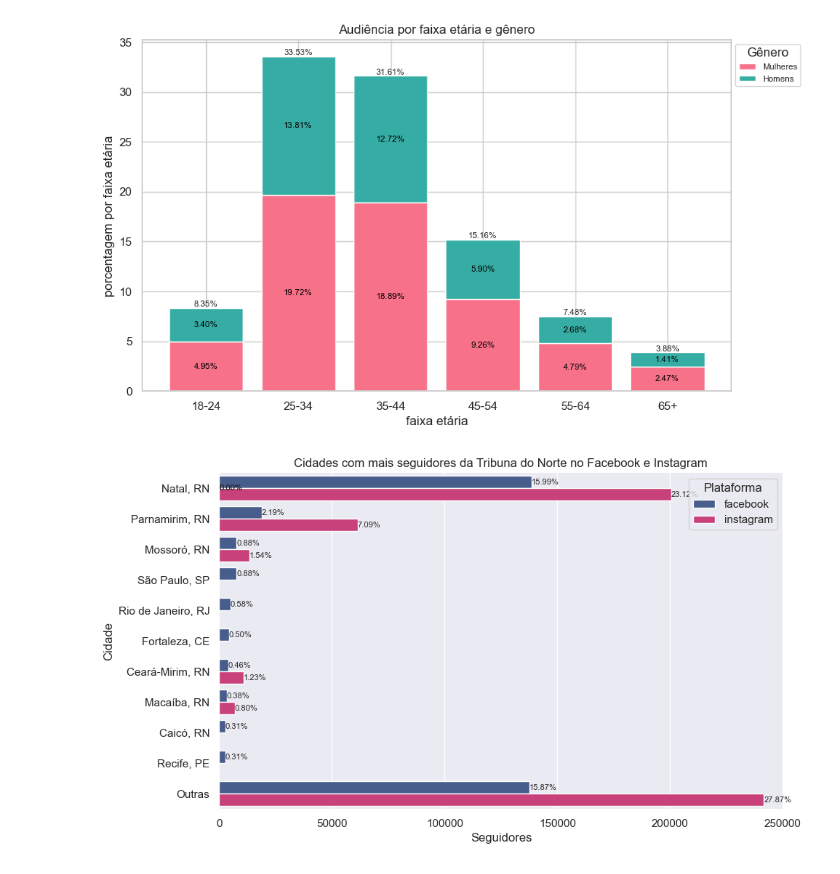
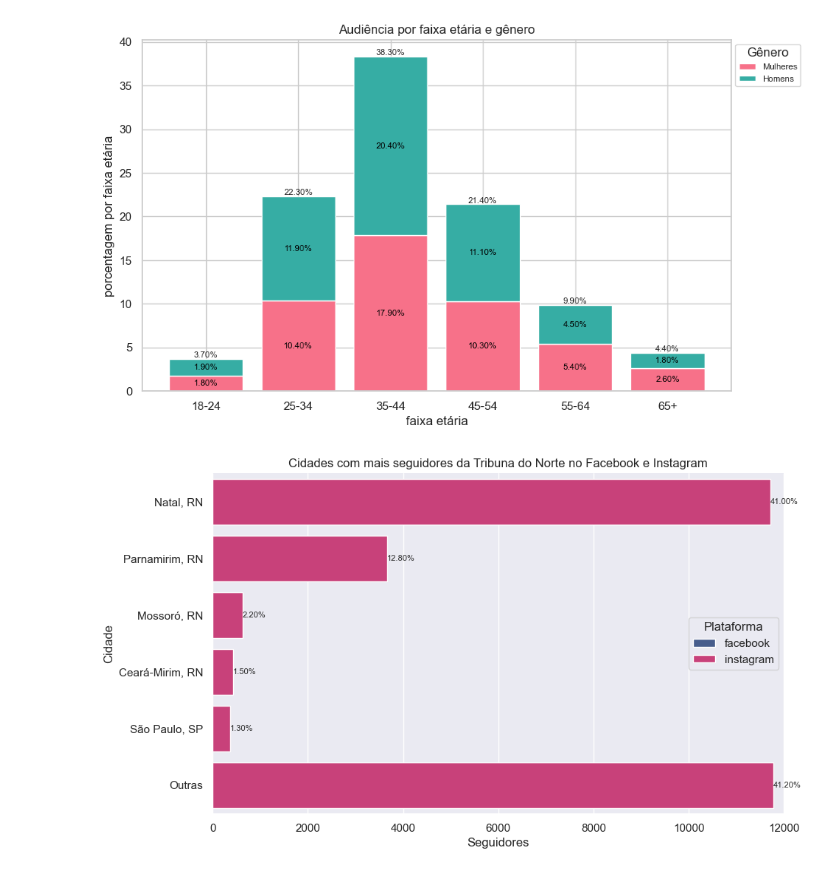
Before and after one commit to alisson002/Relat-rios-TN-e-JPN_Python, a Jupyter notebook: semanal/jpn/JPNgraficosPythonSemanal.ipynb, the cells around one changed output. Cells and saved outputs as stored; diff of their text form; code cells hidden in the pictures.

```diff
--- a/semanal/jpn/JPNgraficosPythonSemanal.ipynb
+++ b/semanal/jpn/JPNgraficosPythonSemanal.ipynb
@@ -22,16 +23,16 @@ Ações: Exportar (dropdown) >>> Exportar como csv
 
 
 
-idade = pd.read_csv(fr"C:\Users\{path_aliss}\Documents\Repositórios\csv\JPN\Público.csv", skiprows= 13, encoding='utf-16')
+idade = pd.read_csv(fr"C:\Users\{path_aliss}\Documents\Repositórios\csv\JPNsemanal\Público.csv", skiprows= 13, encoding='utf-16')
 
-idade3 = pd.read_csv(fr"C:\Users\{path_aliss}\Documents\Repositórios\csv\JPN\Público.csv", skiprows= 13, encoding='utf-16')
+idade3 = pd.read_csv(fr"C:\Users\{path_aliss}\Documents\Repositórios\csv\JPNsemanal\Público.csv", skiprows= 13, encoding='utf-16')
 
 idadeIG = idade3.iloc[0:6]
 
 idade['m_ig'] = idadeIG['Mulheres'].apply(lambda x: x.split('%')[-2].replace(',', '.')).astype('float')
 idade['h_ig'] = idadeIG['Homens'].apply(lambda x: x.split('%')[-2].replace(',', '.')).astype('float')
 
-followersIG = pd.read_csv(fr"C:\Users\{path_aliss}\Documents\Repositórios\csv\JPN\Público.csv", skiprows= 5, encoding='utf-16', delimiter=';')
+followersIG = pd.read_csv(fr"C:\Users\{path_aliss}\Documents\Repositórios\csv\JPNsemanal\Público.csv", skiprows= 5, encoding='utf-16', delimiter=';')
 
 IG_followers = followersIG[1:2]
 
@@ -82,7 +83,7 @@ plt.legend(title="Gênero", labels=legend_labels, loc='upper left', bbox_to_anch
 # Exibe o gráfico
 plt.show()
 # %% [output]
-[figure, old version]
+[figure, new version]
 # %%
 '''
 https://business.facebook.com
@@ -93,13 +94,13 @@ CAMINHO: Insights (barra lateral) >>> Público (menu lateral) >>>
 
 Ações: Exportar (dropdown) >>> Exportar como csv
 '''
-cidadesIG = pd.read_csv(fr"C:\Users\{path_aliss}\Documents\Repositórios\csv\JPN\Público.csv", skiprows=25, encoding='utf-16')
+cidadesIG = pd.read_csv(fr"C:\Users\{path_aliss}\Documents\Repositórios\csv\JPNsemanal\Público.csv", skiprows=25, encoding='utf-16')
 
 cidadesIG = cidadesIG.iloc[0:5]
 
 cidadesIG['Valor'] = cidadesIG['Valor'].apply(lambda x: x.split('%')[-2].replace(',', '.')).astype('float')
 
-followersIG = pd.read_csv(fr"C:\Users\{path_aliss}\Documents\Repositórios\csv\JPN\Público.csv", skiprows= 5, encoding='utf-16', delimiter=';')
+followersIG = pd.read_csv(fr"C:\Users\{path_aliss}\Documents\Repositórios\csv\JPNsemanal\Público.csv", skiprows= 5, encoding='utf-16', delimiter=';')
 
 IG_followers = followersIG[1:2]
 
@@ -130,34 +131,34 @@ total = total_fb + total_ig
 
 # Criar gráfico
 sns.set(style="darkgrid") # Define o estilo do seaborn
 plt.figure(figsize=(10, 6))
 
 # Mapeamento de cores
 # cor_fb = sns.color_palette("#3b5998")
 # cor_ig = sns.color_palette("#DF2A77")
 
 # Plotagem
 # dodge=False serve para colocar mais de uma barra, pois ela "desvia" da outro e ficam mais finas
 sns.barplot(data=pd.melt(cidades, id_vars='cidade'), x='value', y='cidade', hue='variable', dodge=False, palette={  'instagram': '#DF2A77','facebook': '#3b5998' })
 
 # Adicionar percentuais
 for i, p in enumerate(plt.gca().patches):
     if p.get_width() > 0:
         percentage = 100 * p.get_width() / total
         plt.text(p.get_x() + p.get_width() + 0.02, p.get_y() + p.get_height() / 2, f"{percentage:.2f}%", ha='left', va='center', size=8)
 
 # Ajustes estéticos
 plt.title('Cidades com mais seguidores da Tribuna do Norte no Facebook e Instagram')
 plt.xlabel('Seguidores')
 plt.ylabel('Cidade')
 plt.xlim(0, 12000)
 plt.legend(title='Plataforma')
 sns.despine(left=True, bottom=True)
 
 # Exibir gráfico
 plt.show()
 # %% [output]
-[figure, old version]
+[figure, new version]
 # %%
 '''
 https://business.facebook.com
```
Also changed, not shown: parts of 16 cells of this notebook, 2 other files.
